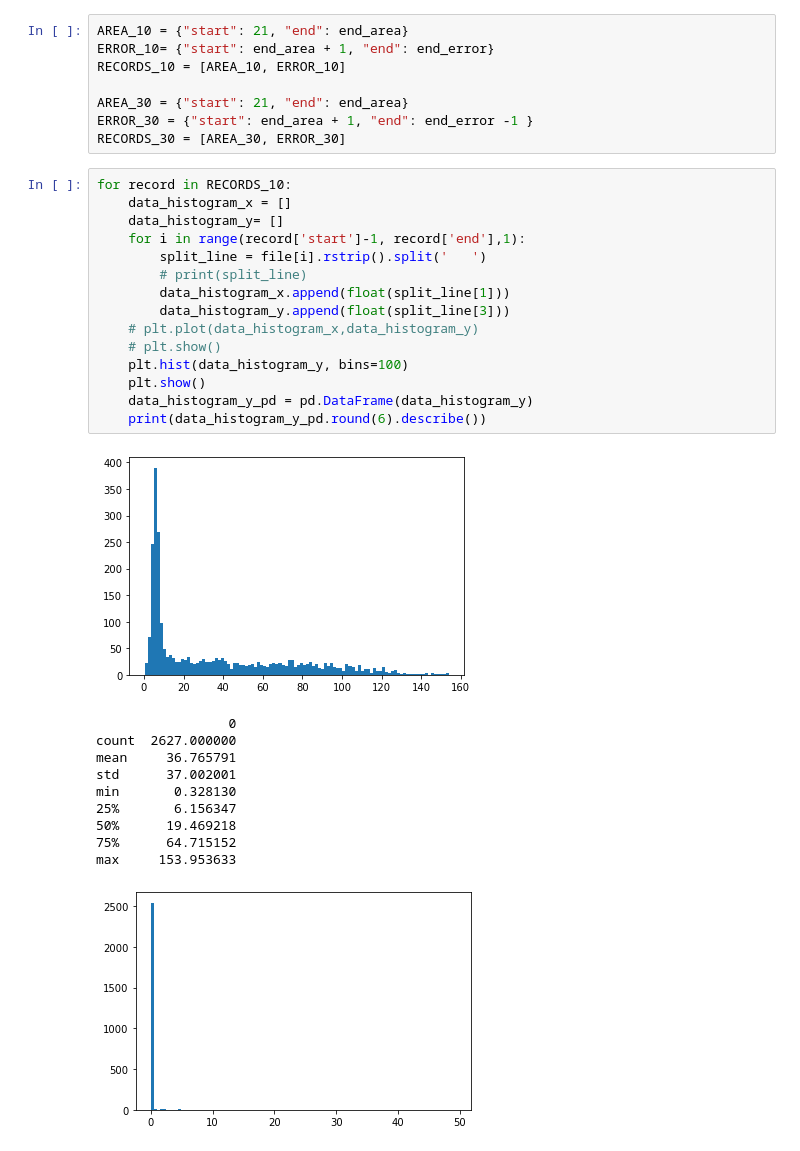
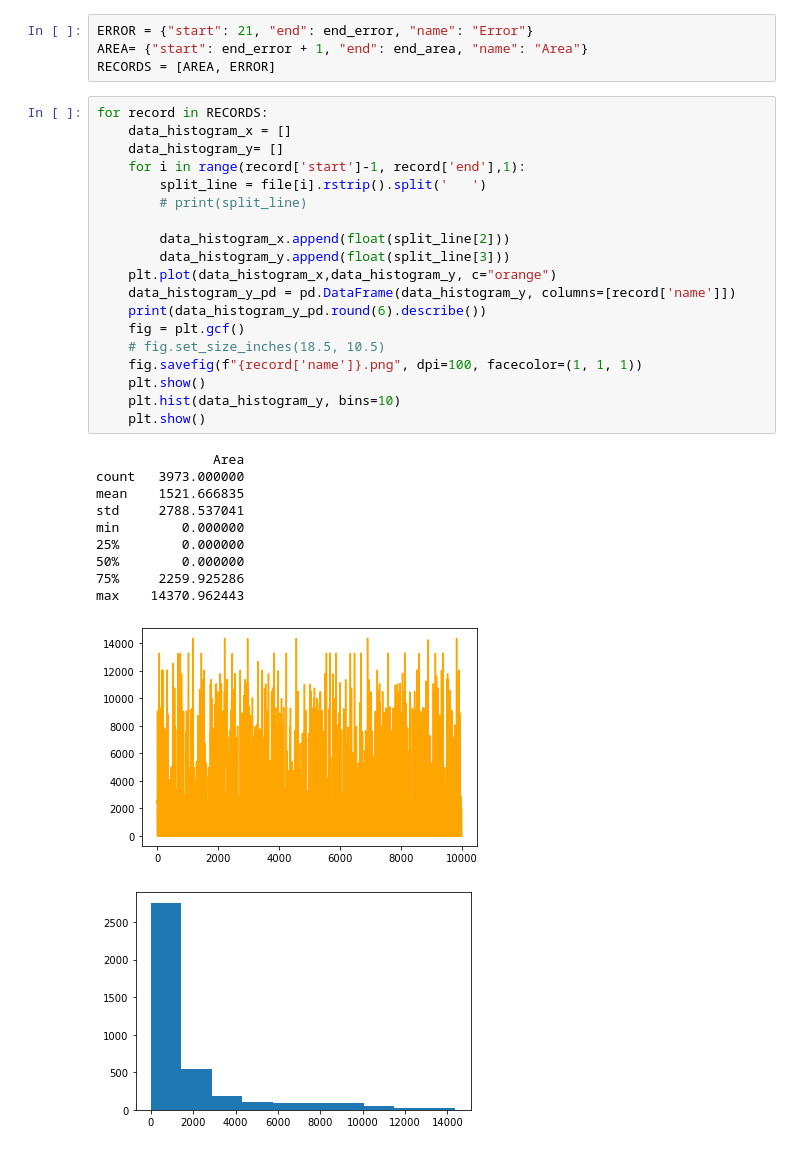
Before and after one commit to thanhdanh27600/thesis-mixim, a Jupyter notebook: examples/bmac/results/test.ipynb, the cells around one changed output. Cells and saved outputs as stored; diff of their text form.

Commit message:
#add: area constrant, delay in notebook

```diff
--- a/examples/bmac/results/test.ipynb
+++ b/examples/bmac/results/test.ipynb
@@ -26,35 +31,35 @@ print(len(file))
-# %%
-AREA_10 = {"start": 21, "end": end_area}
-ERROR_10= {"start": end_area + 1, "end": end_error}
-RECORDS_10 = [AREA_10, ERROR_10]
-
-AREA_30 = {"start": 21, "end": end_area}
-ERROR_30 = {"start": end_area + 1, "end": end_error -1 }
-RECORDS_30 = [AREA_30, ERROR_30]
+# %%
+ERROR = {"start": 21, "end": end_error, "name": "Error"}
+AREA= {"start": end_error + 1, "end": end_area, "name": "Area"}
+RECORDS = [AREA, ERROR]
 # %%
-for record in RECORDS_10:
+for record in RECORDS:
     data_histogram_x = []
     data_histogram_y= []
     for i in range(record['start']-1, record['end'],1):
         split_line = file[i].rstrip().split('	')
         # print(split_line)
-        data_histogram_x.append(float(split_line[1]))
+
+        data_histogram_x.append(float(split_line[2]))
         data_histogram_y.append(float(split_line[3]))
-    # plt.plot(data_histogram_x,data_histogram_y)
-    # plt.show()
-    plt.hist(data_histogram_y, bins=100)
+    plt.plot(data_histogram_x,data_histogram_y, c="orange")
+    data_histogram_y_pd = pd.DataFrame(data_histogram_y, columns=[record['name']])
+    print(data_histogram_y_pd.round(6).describe())
+    fig = plt.gcf()
+    # fig.set_size_inches(18.5, 10.5)
+    fig.savefig(f"{record['name']}.png", dpi=100, facecolor=(1, 1, 1))
     plt.show()
-    data_histogram_y_pd = pd.DataFrame(data_histogram_y)
-    print(data_histogram_y_pd.round(6).describe())
+    plt.hist(data_histogram_y, bins=10)
+    plt.show()
 # %% [output]
+               Area
+count   3973.000000
+mean    1521.666835
+std     2788.537041
+min        0.000000
+25%        0.000000
+50%        0.000000
+75%     2259.925286
+max    14370.962443
-[figure, old version]
+[figure, new version]
-                 0
-count  2627.000000
-mean     36.765791
-std      37.002001
-min       0.328130
-25%       6.156347
-50%      19.469218
-75%      64.715152
-max     153.953633
-[figure, old version]
+[figure, new version]
```
Also changed, not shown: parts of 4 cells of this notebook, 8 other files.
